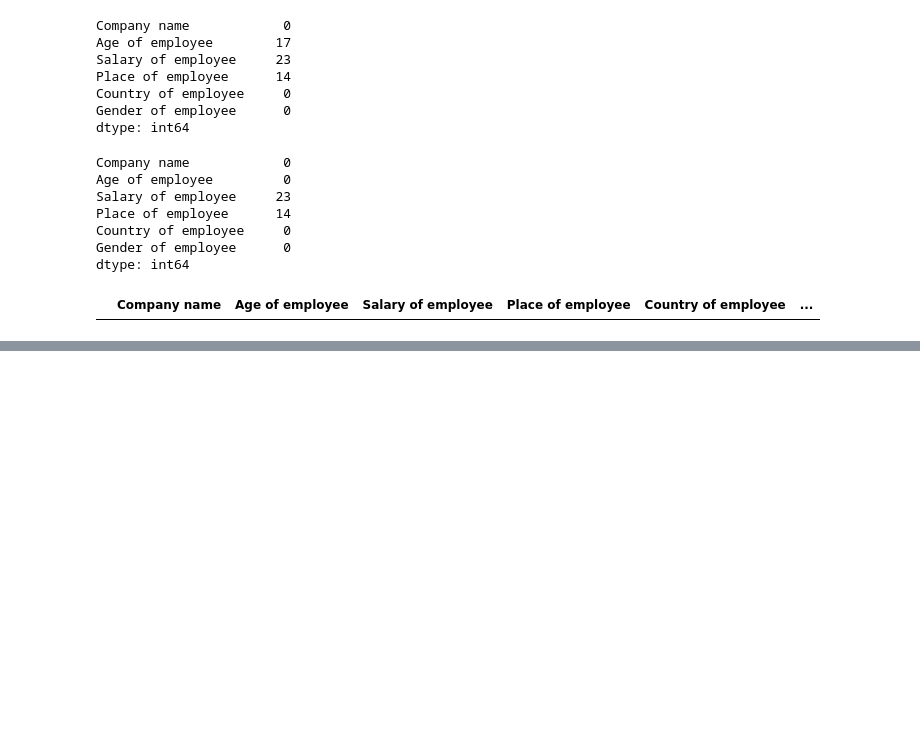
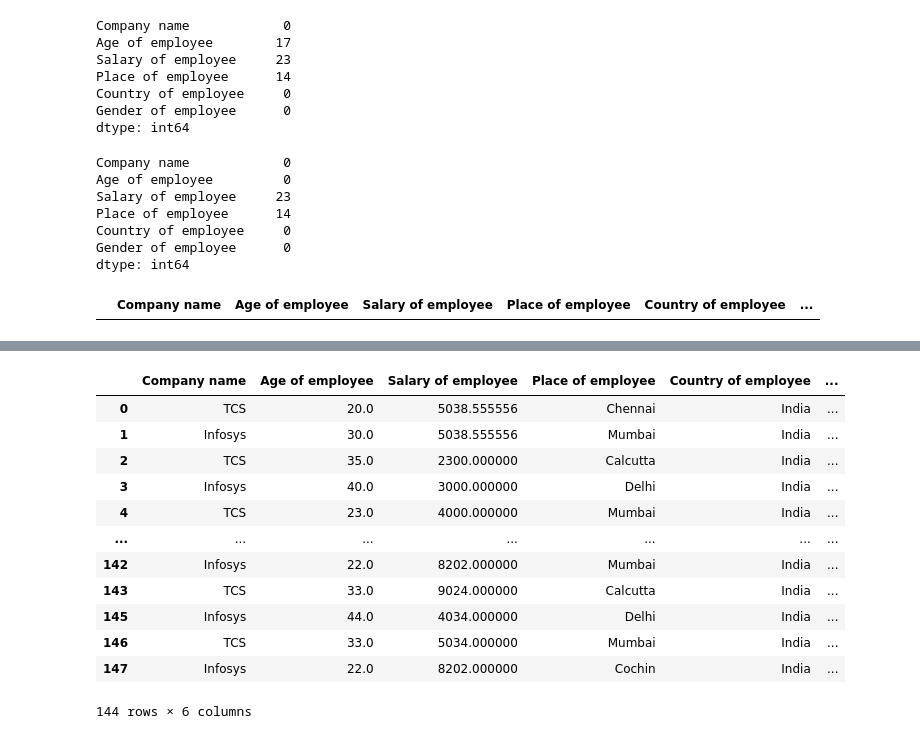
Before and after one commit to Navaneeth-2023/Data-Preprocessing-Project_Navaneeth-Krishnan-S, a Jupyter notebook: Project - Data Preprocessing_Navaneeth Krishnan S_DSML-EE-B1.ipynb, the cells around one changed output, grey strips where cells are left out. Drawn from its saved outputs; the diff is of its cells as text; code cells hidden in the pictures; blank space fills up the shorter version.

```diff
--- a/Project - Data Preprocessing_Navaneeth Krishnan S_DSML-EE-B1.ipynb
+++ b/Project - Data Preprocessing_Navaneeth Krishnan S_DSML-EE-B1.ipynb
@@ -348,3 +348,6 @@ dfN['Age of employee'].replace(0,33, inplace=True)
 df[dfN['Age of employee']==0]
 # %% [output]
 |  | Company name | Age of employee | Salary of employee | Place of employee | Country of employee | ... |
+# %%
+#replacing null values of column Salary of employee with mean
+dfN['Salary of employee'].fillna(df2['Salary of employee'].mean(), inplace=True)
@@ -350,0 +365,3 @@ df[dfN['Age of employee']==0]
+# %%
+#replacing null values of column Place of employee with mode value
+dfN['Place of employee'].fillna(dfN['Place of employee'].mode()[0], inplace=True)
@@ -350,0 +385,20 @@ df[dfN['Age of employee']==0]
+# %%
+#Some names in columns are found inappropriate, replacing them as follows
+dfN['Company name']=dfN['Company name'].replace('Tata Consultancy Services','TCS')
+dfN['Company name']=dfN['Company name'].replace('Congnizant','CTS')
+dfN['Company name']=dfN['Company name'].replace('Infosys Pvt Lmt','Infosys')
+dfN
+# %% [output]
+|  | Company name | Age of employee | Salary of employee | Place of employee | Country of employee | ... |
+| 0 | TCS | 20.0 | 5038.555556 | Chennai | India | ... |
+| 1 | Infosys | 30.0 | 5038.555556 | Mumbai | India | ... |
+| 2 | TCS | 35.0 | 2300.000000 | Calcutta | India | ... |
+| 3 | Infosys | 40.0 | 3000.000000 | Delhi | India | ... |
+| 4 | TCS | 23.0 | 4000.000000 | Mumbai | India | ... |
+| ... | ... | ... | ... | ... | ... | ... |
+| 142 | Infosys | 22.0 | 8202.000000 | Mumbai | India | ... |
+| 143 | TCS | 33.0 | 9024.000000 | Calcutta | India | ... |
+| 145 | Infosys | 44.0 | 4034.000000 | Delhi | India | ... |
+| 146 | TCS | 33.0 | 5034.000000 | Mumbai | India | ... |
+| 147 | Infosys | 22.0 | 8202.000000 | Cochin | India | ... |
+144 rows × 6 columns
```
Also changed, not shown: parts of 4 cells of this notebook.
